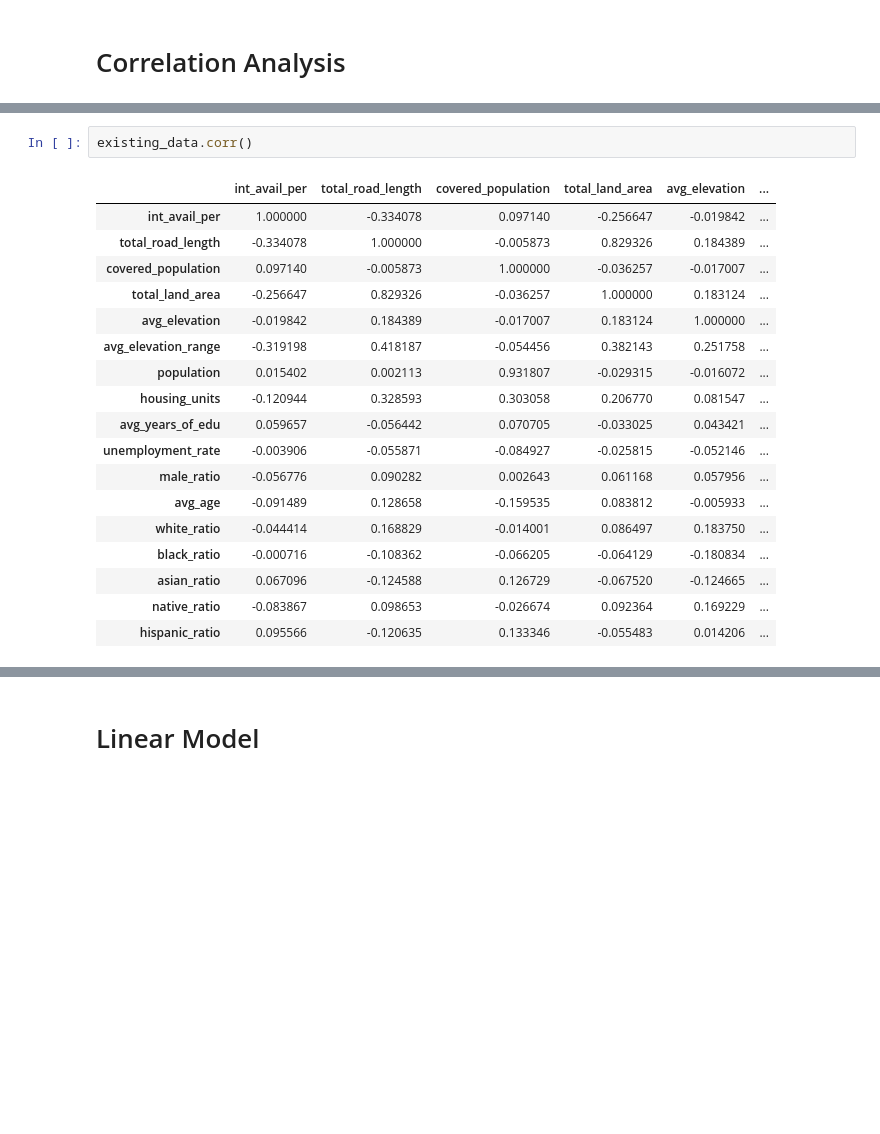
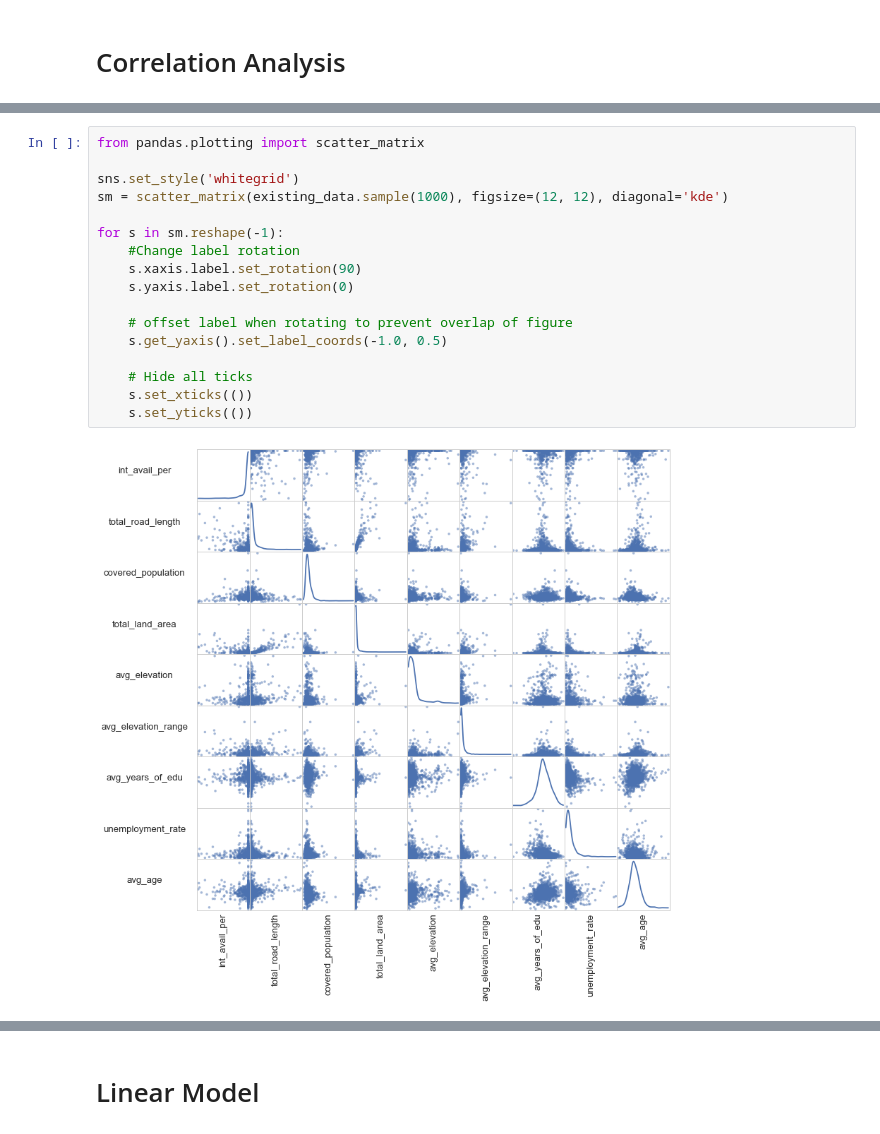
Before and after one commit to fccdsicapstone/data-exploration, a Jupyter notebook: internet_access_rate_analysis_model.ipynb, the cells around one changed output, grey strips where cells are left out. Drawn from its saved outputs; the diff is of its cells as text; blank space fills up the shorter version.

```diff
--- a/internet_access_rate_analysis_model.ipynb
+++ b/internet_access_rate_analysis_model.ipynb
@@ -167,21 +172,19 @@ existing_data = data.dropna()
-# %%
-existing_data.corr()
-# %% [output]
-|  | int_avail_per | total_road_length | covered_population | total_land_area | avg_elevation | ... |
-| int_avail_per | 1.000000 | -0.334078 | 0.097140 | -0.256647 | -0.019842 | ... |
-| total_road_length | -0.334078 | 1.000000 | -0.005873 | 0.829326 | 0.184389 | ... |
-| covered_population | 0.097140 | -0.005873 | 1.000000 | -0.036257 | -0.017007 | ... |
-| total_land_area | -0.256647 | 0.829326 | -0.036257 | 1.000000 | 0.183124 | ... |
-| avg_elevation | -0.019842 | 0.184389 | -0.017007 | 0.183124 | 1.000000 | ... |
-| avg_elevation_range | -0.319198 | 0.418187 | -0.054456 | 0.382143 | 0.251758 | ... |
-| population | 0.015402 | 0.002113 | 0.931807 | -0.029315 | -0.016072 | ... |
-| housing_units | -0.120944 | 0.328593 | 0.303058 | 0.206770 | 0.081547 | ... |
-| avg_years_of_edu | 0.059657 | -0.056442 | 0.070705 | -0.033025 | 0.043421 | ... |
-| unemployment_rate | -0.003906 | -0.055871 | -0.084927 | -0.025815 | -0.052146 | ... |
-| male_ratio | -0.056776 | 0.090282 | 0.002643 | 0.061168 | 0.057956 | ... |
-| avg_age | -0.091489 | 0.128658 | -0.159535 | 0.083812 | -0.005933 | ... |
-| white_ratio | -0.044414 | 0.168829 | -0.014001 | 0.086497 | 0.183750 | ... |
-| black_ratio | -0.000716 | -0.108362 | -0.066205 | -0.064129 | -0.180834 | ... |
-| asian_ratio | 0.067096 | -0.124588 | 0.126729 | -0.067520 | -0.124665 | ... |
-| native_ratio | -0.083867 | 0.098653 | -0.026674 | 0.092364 | 0.169229 | ... |
-| hispanic_ratio | 0.095566 | -0.120635 | 0.133346 | -0.055483 | 0.014206 | ... |
+# %%
+from pandas.plotting import scatter_matrix
+
+sns.set_style('whitegrid')
+sm = scatter_matrix(existing_data.sample(1000), figsize=(12, 12), diagonal='kde')
+
+for s in sm.reshape(-1):
+    #Change label rotation
+    s.xaxis.label.set_rotation(90)
+    s.yaxis.label.set_rotation(0)
+
+    # offset label when rotating to prevent overlap of figure
+    s.get_yaxis().set_label_coords(-1.0, 0.5)
+
+    # Hide all ticks
+    s.set_xticks(())
+    s.set_yticks(())
+# %% [output]
+[figure, added]
```
Also changed, not shown: parts of 12 cells of this notebook, 1 other file.
